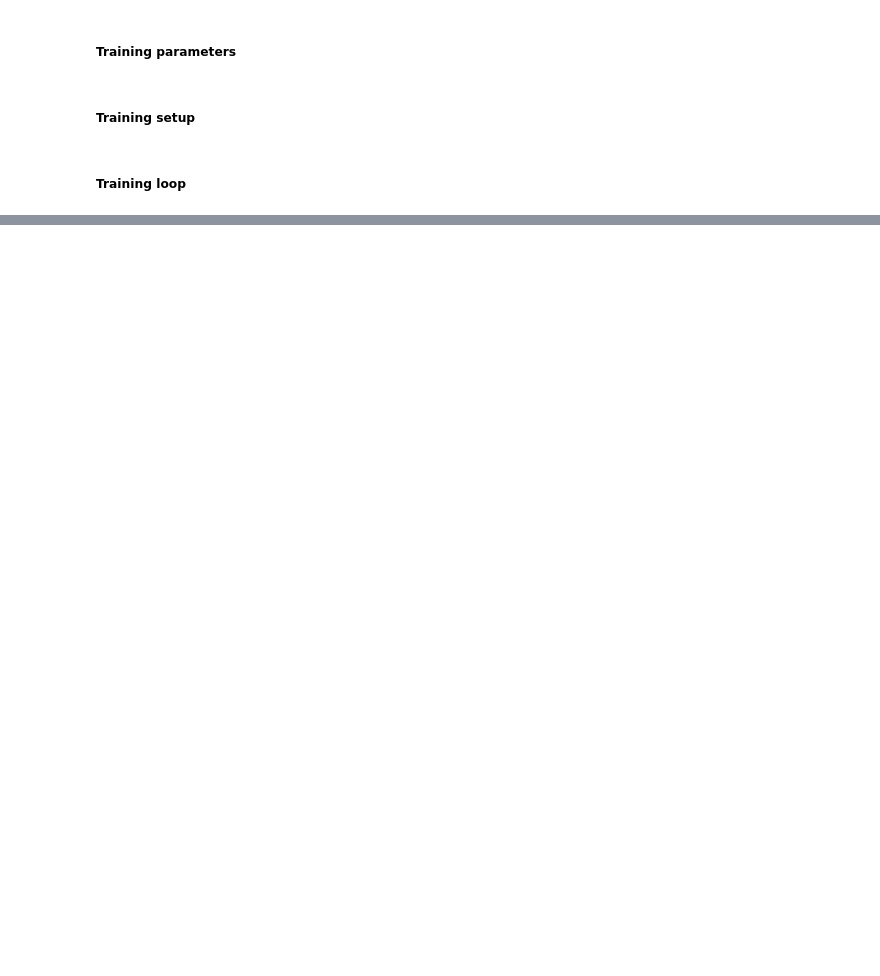
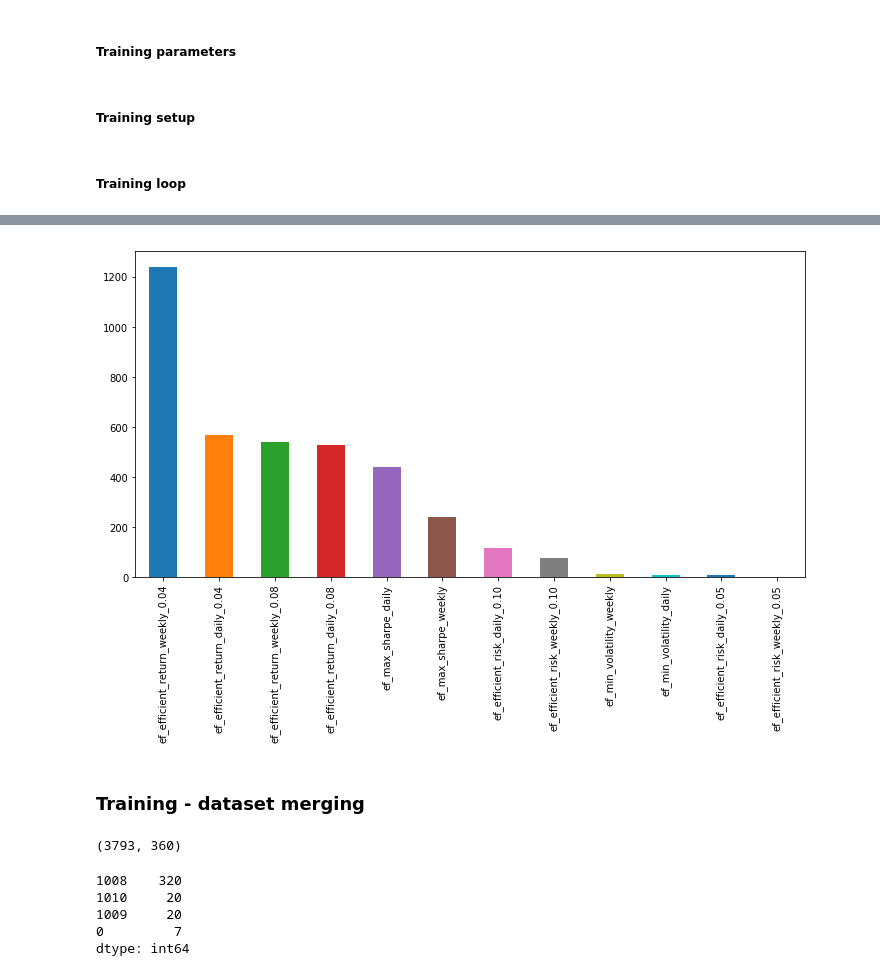
Before and after one commit to kowaalczyk/quant-invest, a Jupyter notebook: LSTM.ipynb, the cells around one changed output, grey strips where cells are left out. Cells and saved outputs as stored; diff of their text form; code cells hidden in the pictures; blank space fills up the shorter version.

```diff
--- a/LSTM.ipynb
+++ b/LSTM.ipynb
@@ -118,0 +300,26 @@ KeyboardInterrupt:
+# %%
+base_full['optimal_portfolios'].value_counts().plot(kind='bar', figsize=(12,6))
+plt.show()
+# %% [output]
+[figure, added]
+# %% [markdown]
+### Training - dataset merging
+# %%
+base_df = pd.concat([
+    base_full['allocacations'],
+    base_clipped['allocacations'],
+    base_full['features'],
+    base_clipped['features']
+], axis=1)
+base_df.shape
+# %% [output]
+(3793, 360)
+# %%
+train_df = funds_df.join(base_df)
+train_df.isna().sum().value_counts()
+# %% [output]
+1008    320
+1010     20
+1009     20
+0         7
+dtype: int64
```
Also changed, not shown: parts of 37 cells of this notebook, 5 other files.
